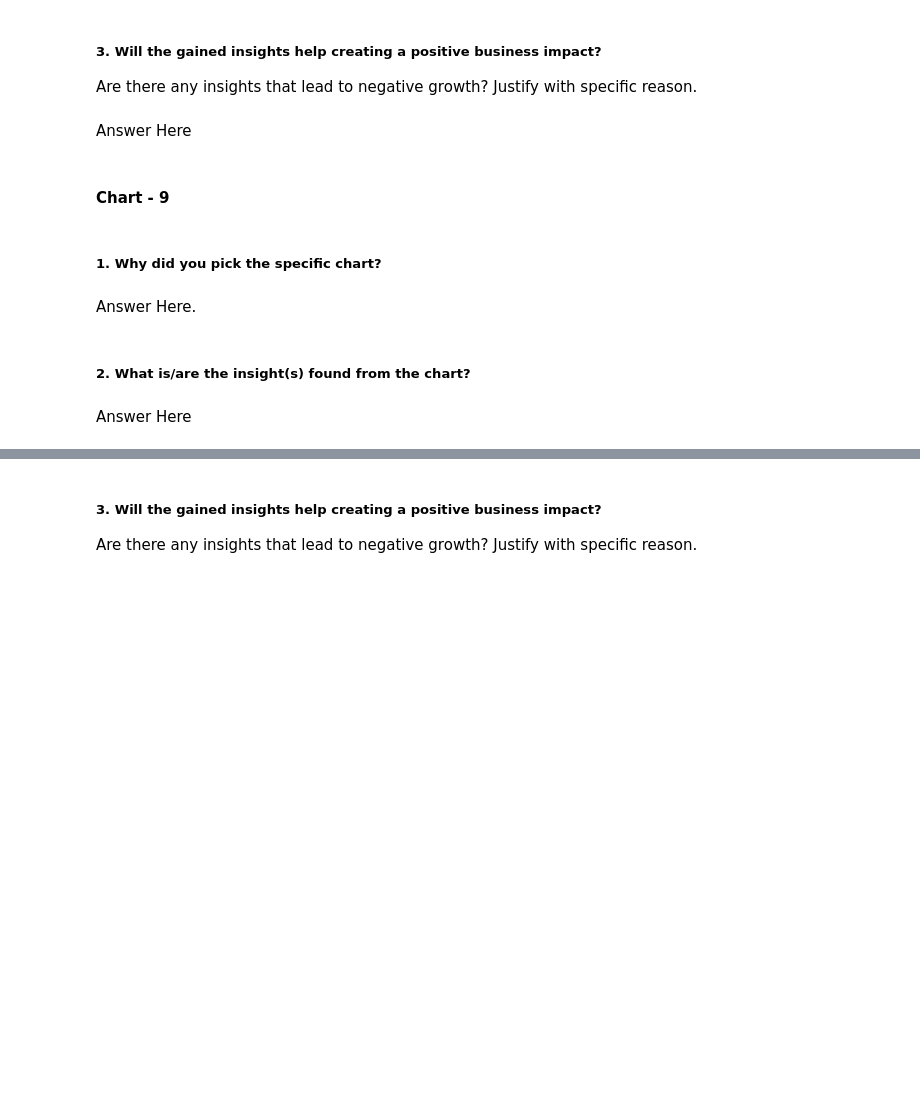
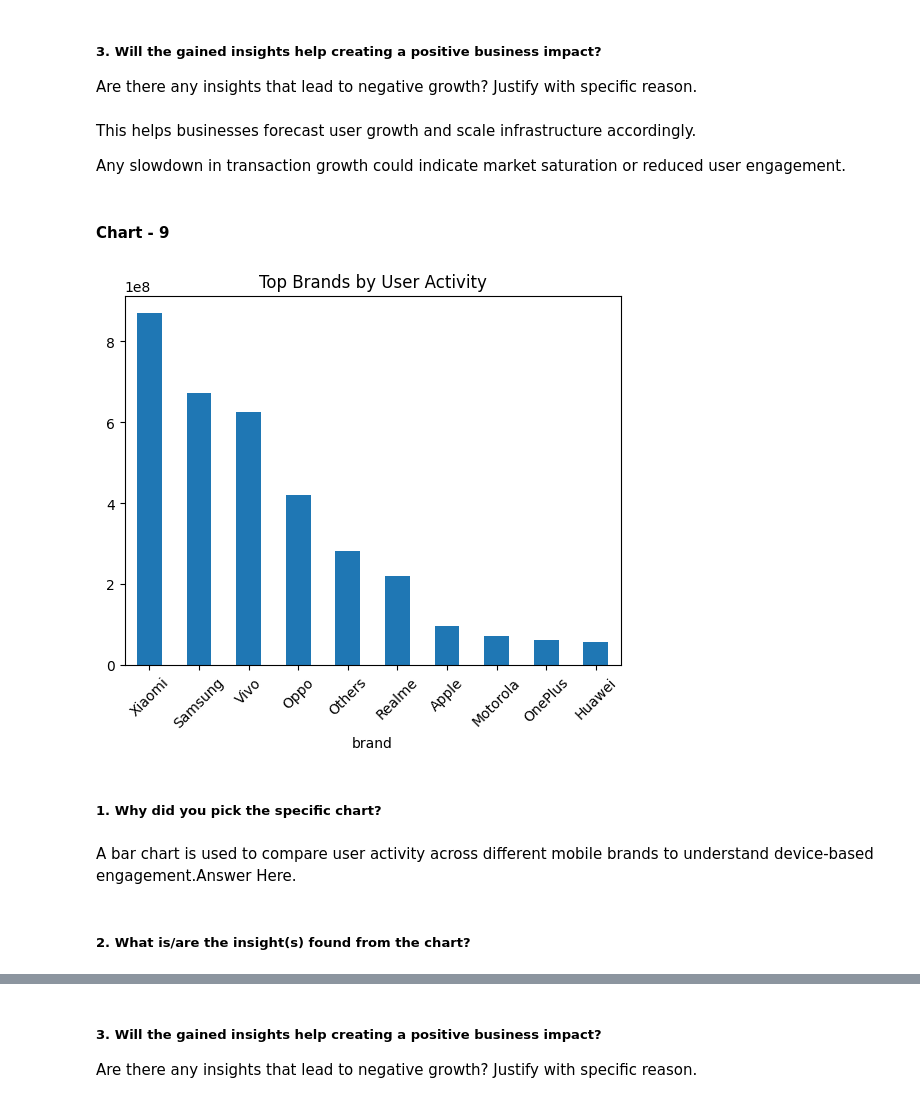
Before and after one commit to Snehamn24/PhonePe-ML-model, a Jupyter notebook: PhonePe_ML_model.ipynb, the cells around one changed output, grey strips where cells are left out. Cells and saved outputs as stored; diff of their text form; code cells hidden in the pictures; blank space fills up the shorter version.

```diff
--- a/PhonePe_ML_model.ipynb
+++ b/PhonePe_ML_model.ipynb
@@ -598,7 +612,9 @@ Answer Here
 # %% [markdown]
 ##### 3. Will the gained insights help creating a positive business impact?
 Are there any insights that lead to negative growth? Justify with specific reason.
-# %% [markdown]
-Answer Here
+# %% [markdown]
+This helps businesses forecast user growth and scale infrastructure accordingly.
+
+Any slowdown in transaction growth could indicate market saturation or reduced user engagement.
 # %% [markdown]
 #### Chart - 9
@@ -607,8 +621,17 @@ Answer Here
+# %%
+# Chart - 9 visualization code
+# Brand vs Transaction Volume (User Activity Strength)
+brand_usage = df_user.groupby("brand")["count"].sum().sort_values(ascending=False).head(10)
+
+brand_usage.plot(kind="bar")
+plt.title("Top Brands by User Activity")
+plt.xticks(rotation=45)
+plt.show()
+# %% [output]
+[figure, added]
 # %% [markdown]
 ##### 1. Why did you pick the specific chart?
-# %% [markdown]
-Answer Here.
+# %% [markdown]
+A bar chart is used to compare user activity across different mobile brands to understand device-based engagement.Answer Here.
 # %% [markdown]
 ##### 2. What is/are the insight(s) found from the chart?
-# %% [markdown]
-Answer Here
```
Also changed, not shown: parts of 71 cells of this notebook.
